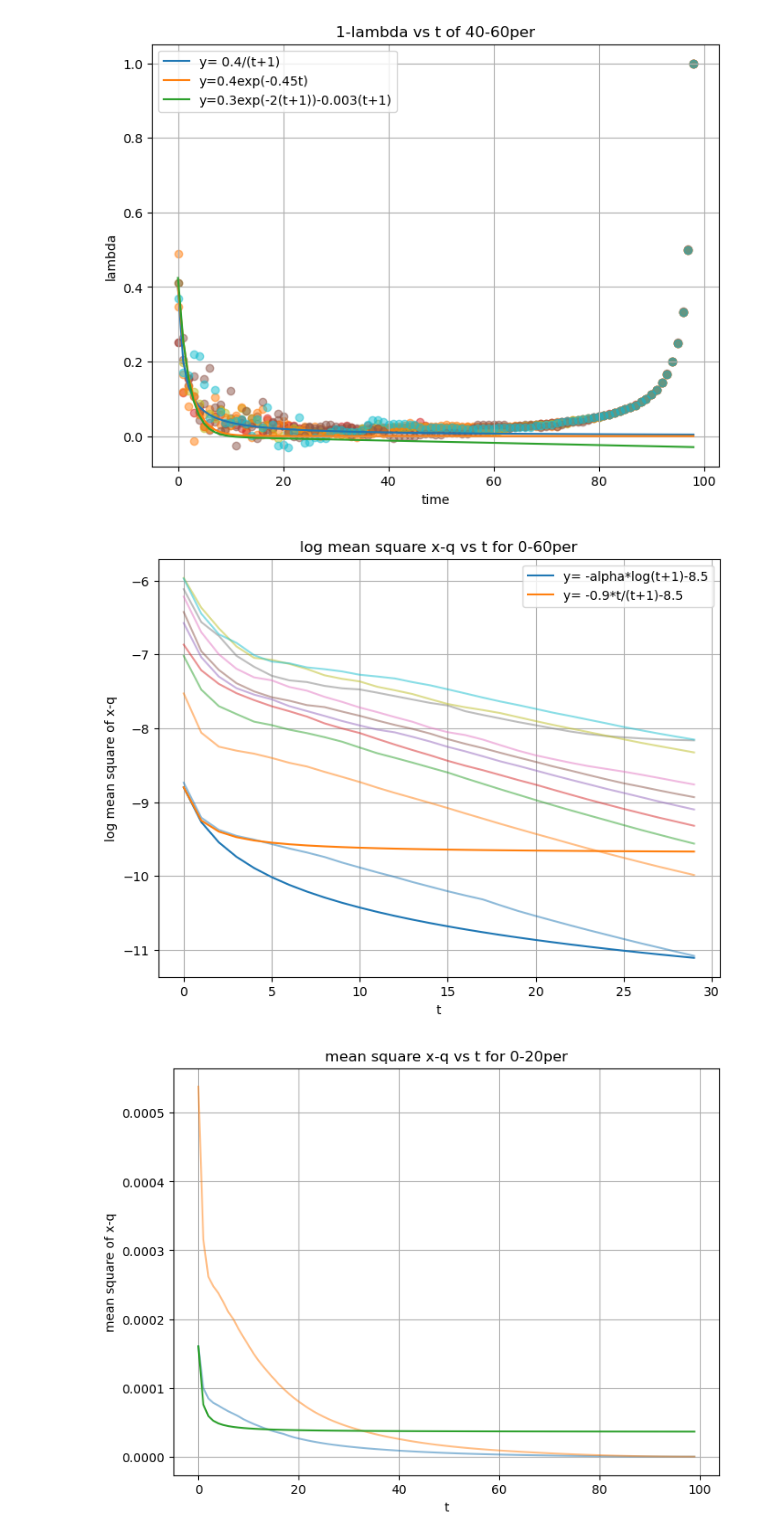
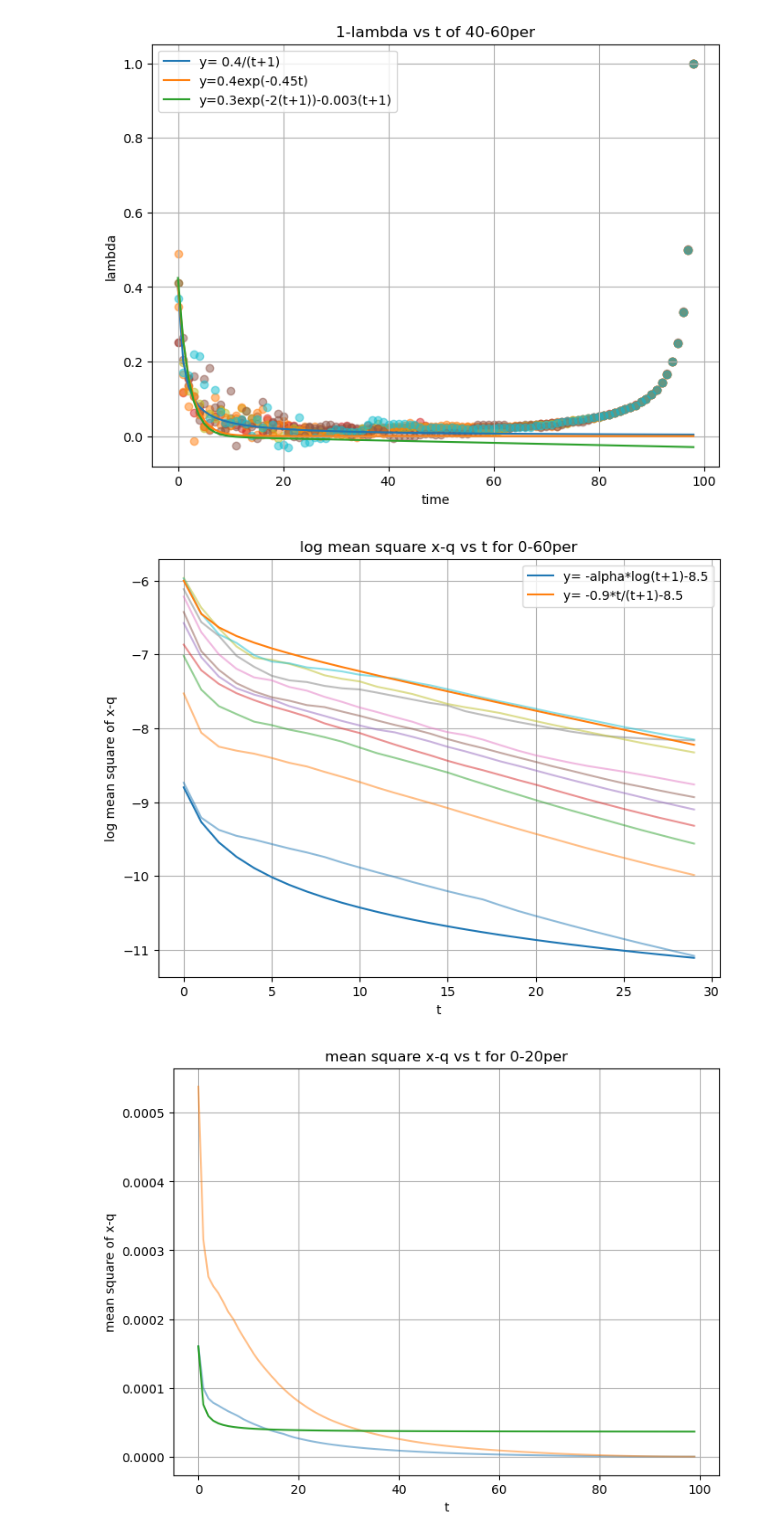
Before and after one commit to LABO-M/horserace, a Jupyter notebook: keiba17.ipynb, the cells around one changed output. Saved outputs shown, nothing was run; the diff lists cells and outputs as text; code cells hidden in the pictures.

```diff
--- a/keiba17.ipynb
+++ b/keiba17.ipynb
@@ -996,27 +996,27 @@ plt.show()
 # %%
 plt.figure(figsize=(8, 6))
 
 t = np.arange(0, 30)
 
 for i in range(0,10):
     y = log_mean_square_x_q_list[i][0:30]
     plt.plot(t,y,alpha=0.5)
 
 
 z = -(alpha_est_list[0]*np.log(t+1))-8.8
 plt.plot(t,z, label="y= -alpha*log(t+1)-8.5")
 
-w = -0.9*t/(t+1)-8.8
+w = -0.8*t/(t+1)-0.05*t-6
 plt.plot(t,w, label="y= -0.9*t/(t+1)-8.5")
 
 plt.xlabel("t")
 plt.ylabel("log mean square of x-q")
 plt.title("log mean square x-q vs t for 0-60per")
 plt.grid(True)
 plt.legend()
 plt.show()
 # %% [output]
-[figure, old version]
+[figure, new version]
 # %%
 plt.figure(figsize=(8, 6))
 
```
Also changed, not shown: parts of 8 cells of this notebook.
